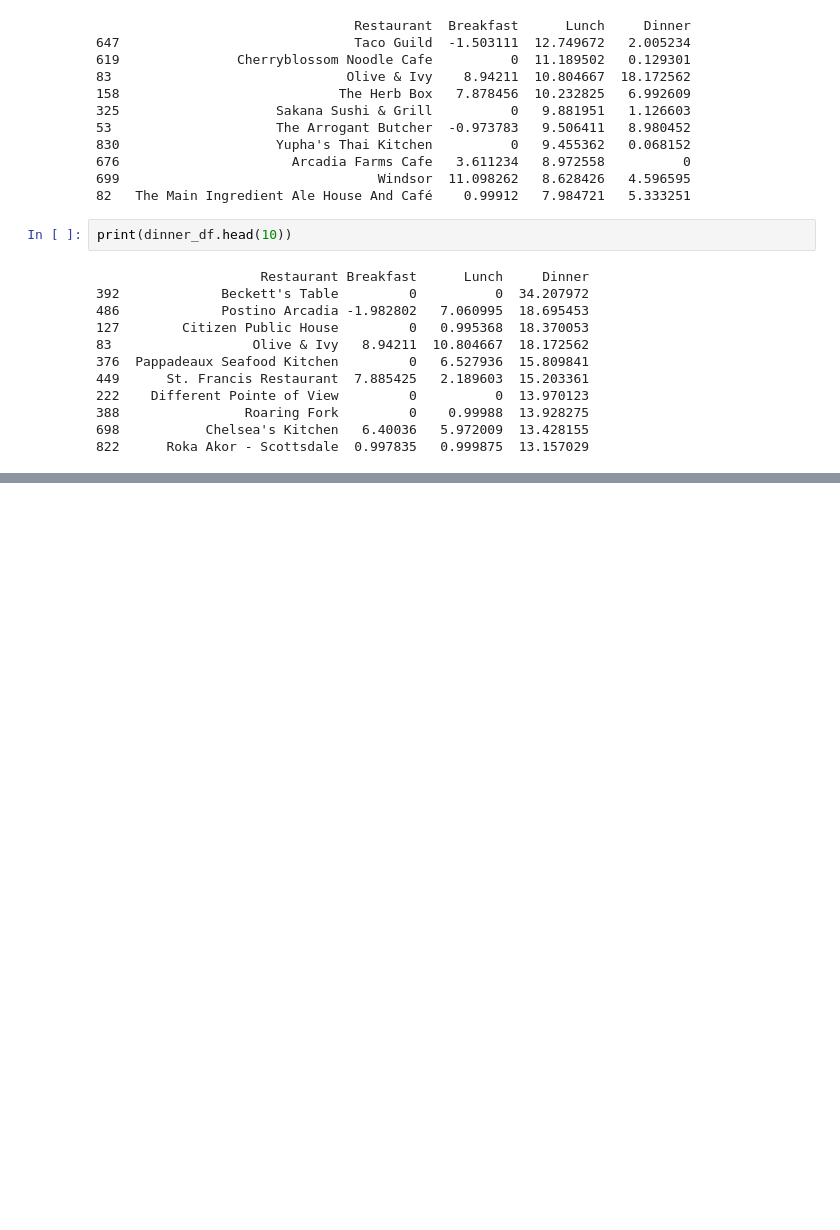
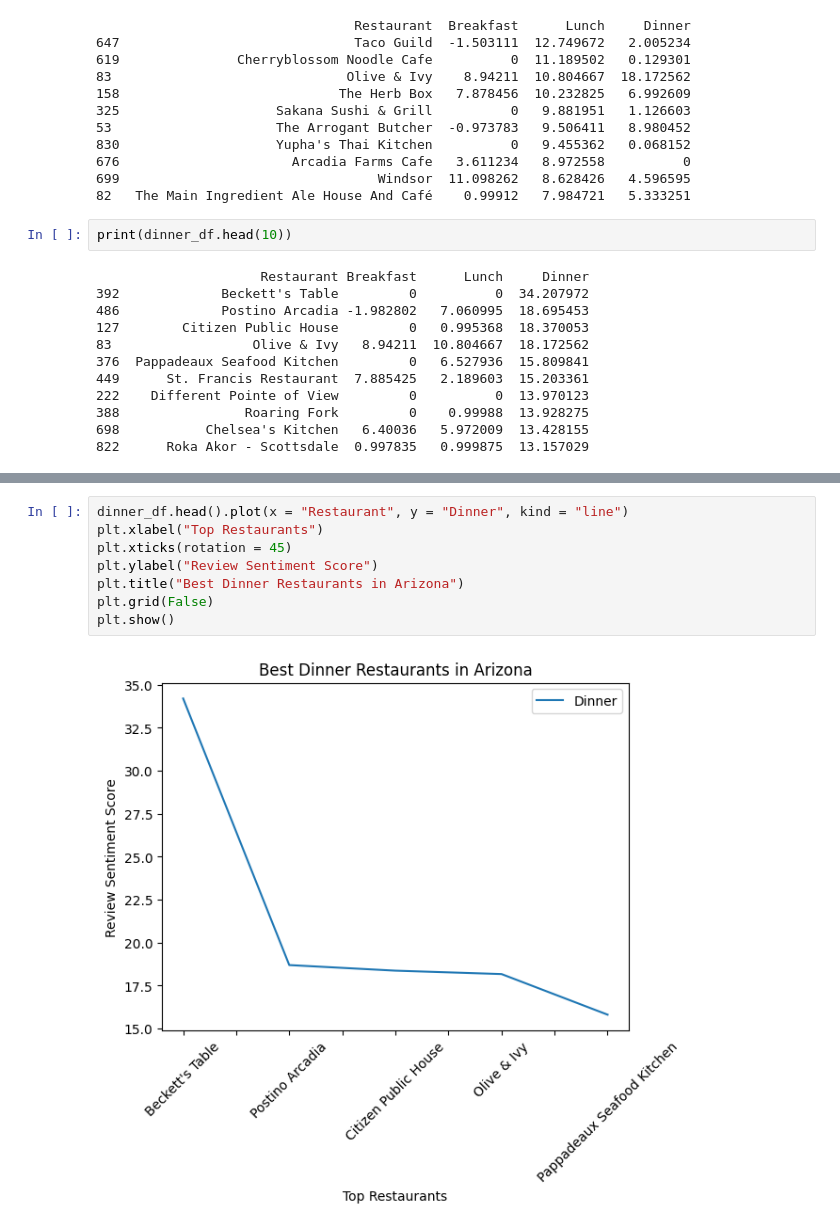
Before and after one commit to Nwbyyy/yelp-data-analysis, a Jupyter notebook: fin.ipynb, the cells around one changed output, grey strips where cells are left out. Cells and saved outputs as stored; diff of their text form; blank space fills up the shorter version.

```diff
--- a/fin.ipynb
+++ b/fin.ipynb
@@ -422,0 +443,10 @@ print(dinner_df.head(10))
+# %%
+dinner_df.head().plot(x = "Restaurant", y = "Dinner", kind = "line")
+plt.xlabel("Top Restaurants")
+plt.xticks(rotation = 45)
+plt.ylabel("Review Sentiment Score")
+plt.title("Best Dinner Restaurants in Arizona")
+plt.grid(False)
+plt.show()
+# %% [output]
+[figure, added]
```
Also changed, not shown: parts of 5 cells of this notebook.
